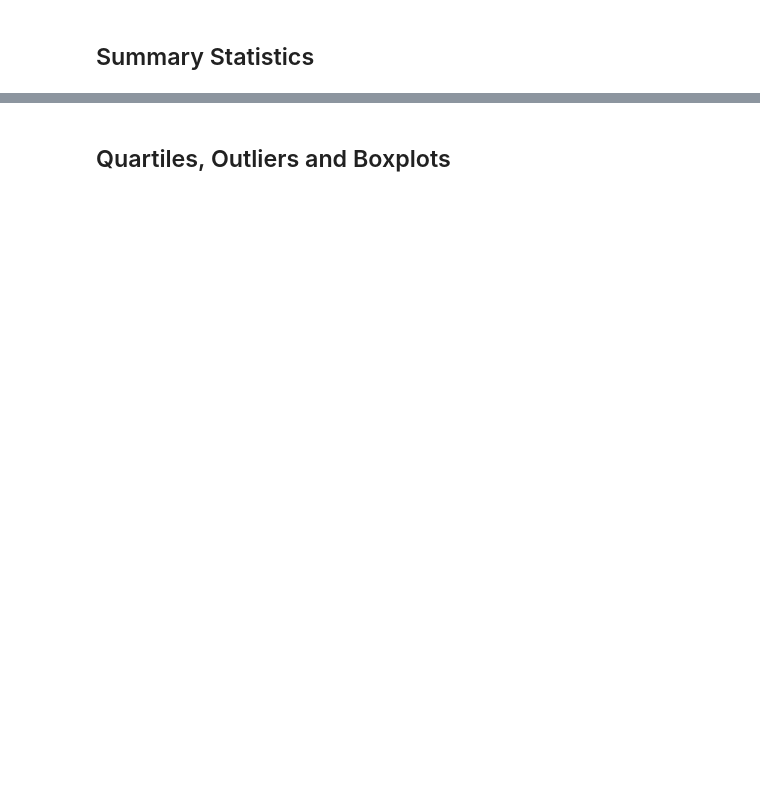
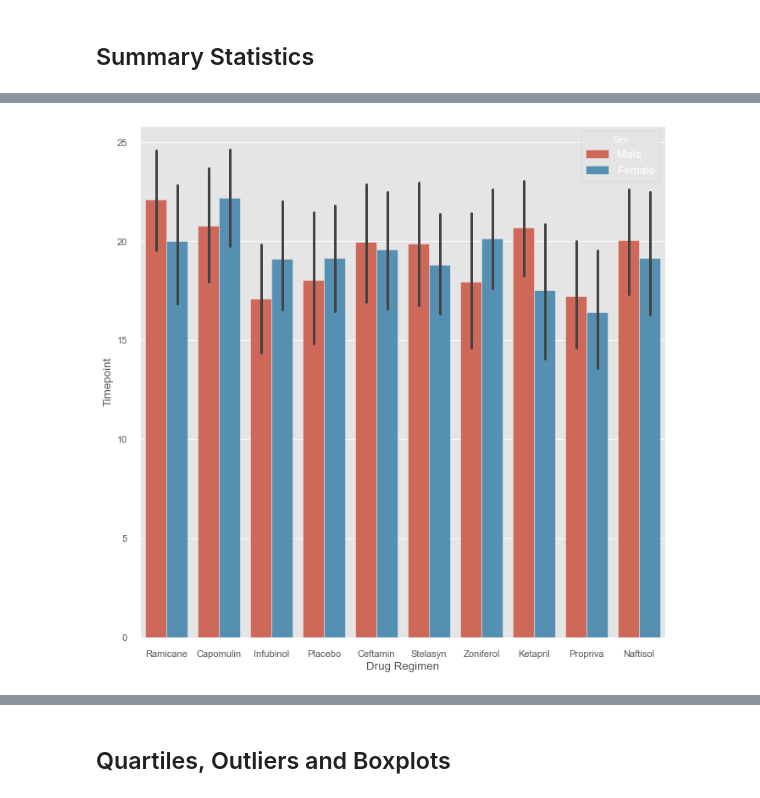
Before and after one commit to pandeysudip/Pharmaceutical-Data-Visulization, a Jupyter notebook: pymaceutical.ipynb, the cells around one changed output, grey strips where cells are left out. Cells and saved outputs as stored; diff of their text form; code cells hidden in the pictures; blank space fills up the shorter version.

```diff
--- a/pymaceutical.ipynb
+++ b/pymaceutical.ipynb
@@ -279,0 +401,7 @@ df_combined.duplicated(subset=['Mouse ID']).sum()
+# %%
+fig, ax=plt.subplots(figsize=(10,10))
+sns.barplot(x='Drug Regimen', y='Timepoint',hue='Sex',
+            data=df_combined, alpha=0.9,ax=ax)
+plt.show()
+# %% [output]
+[figure, added]
```
Also changed, not shown: parts of 40 cells of this notebook, 1 other file.
